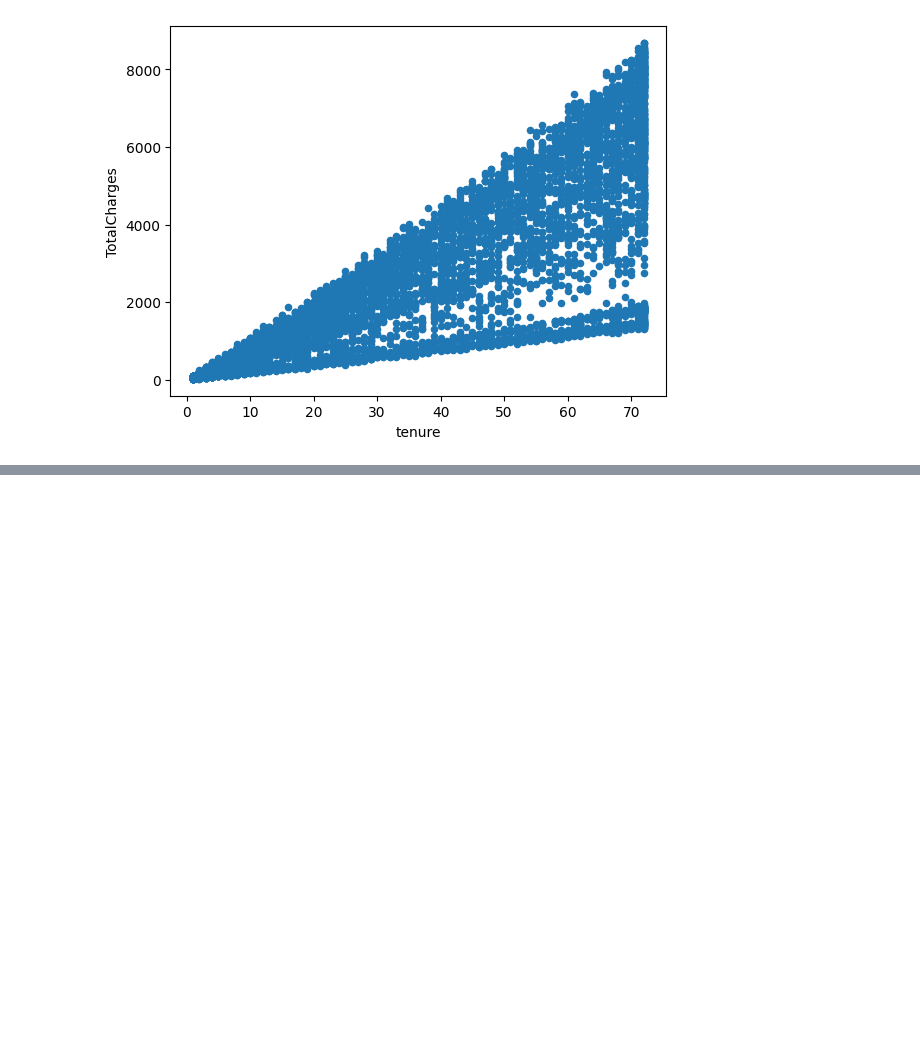
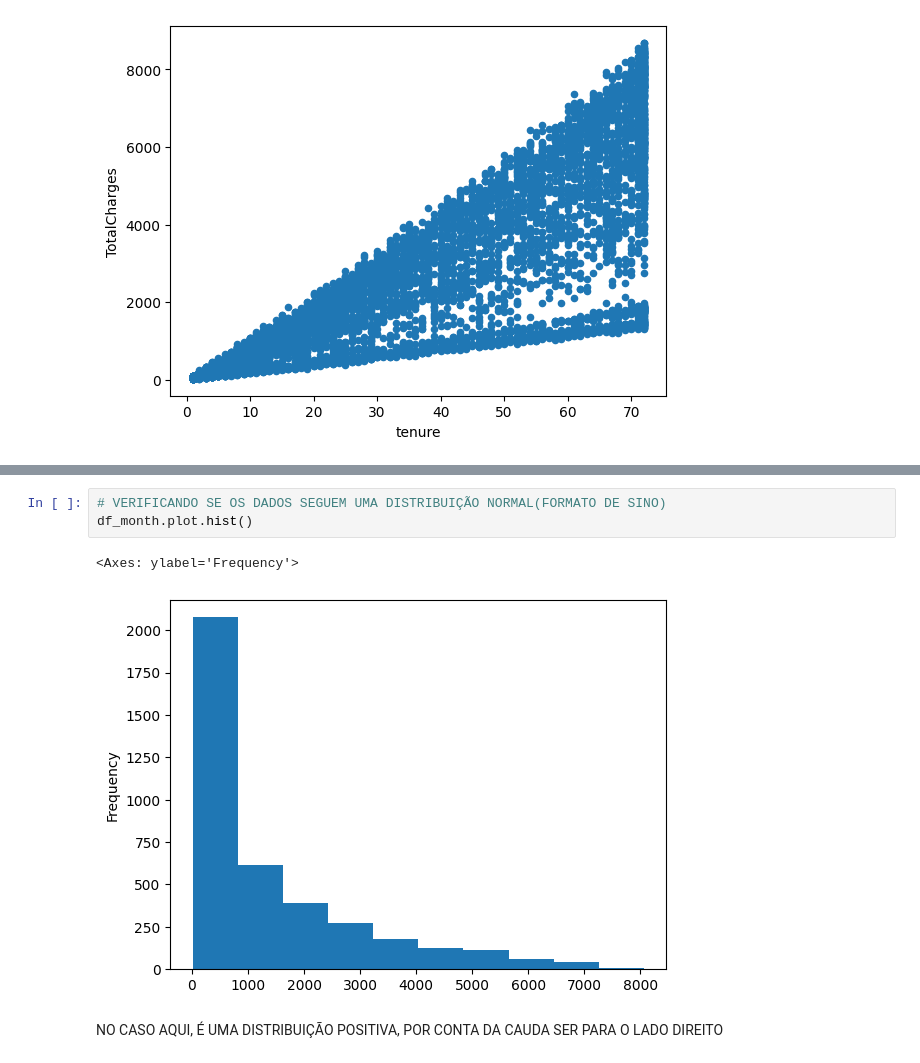
Before and after one commit to PedroElorriaga/AI-Development, a Jupyter notebook: eda/eda_aula1.ipynb, the cells around one changed output, grey strips where cells are left out. Drawn from its saved outputs; the diff is of its cells as text; blank space fills up the shorter version.

```diff
--- a/eda/eda_aula1.ipynb
+++ b/eda/eda_aula1.ipynb
@@ -441,0 +460,8 @@ dataframe_all_infos.plot.scatter(x='tenure', y='TotalCharges')
+# %%
+# VERIFICANDO SE OS DADOS SEGUEM UMA DISTRIBUIÇÃO NORMAL(FORMATO DE SINO)
+df_month.plot.hist()
+# %% [output]
+<Axes: ylabel='Frequency'>
+[figure, added]
+# %% [markdown]
+NO CASO AQUI, É UMA DISTRIBUIÇÃO POSITIVA, POR CONTA DA CAUDA SER PARA O LADO DIREITO
```
Also changed, not shown: parts of 12 cells of this notebook, 3 other files.
